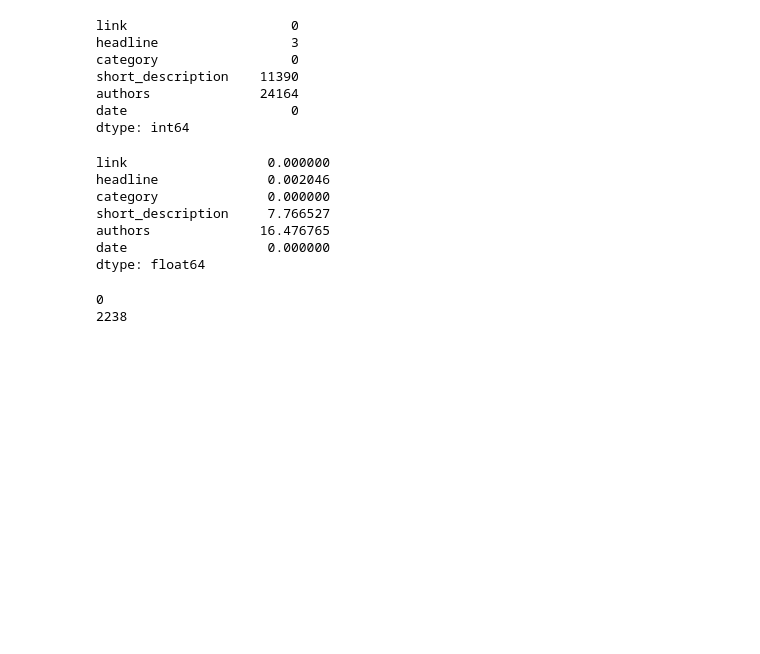
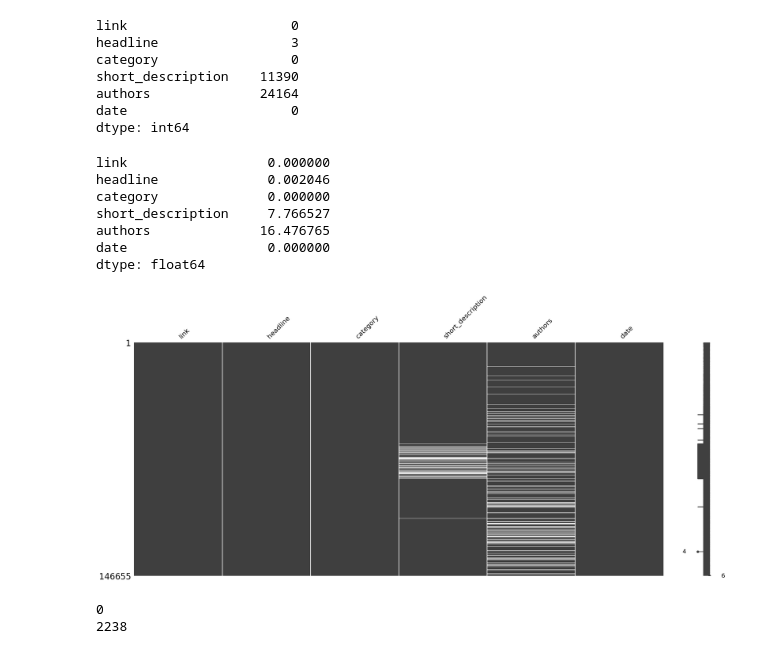
Before and after one commit to benjordan98/intelligent_sys_assignment2, a Jupyter notebook: code.ipynb, the cells around one changed output. Drawn from its saved outputs; the diff is of its cells as text; code cells hidden in the pictures; blank space fills up the shorter version.

```diff
--- a/code.ipynb
+++ b/code.ipynb
@@ -100,0 +108,9 @@ dtype: float64
+# %%
+import missingno as msno
+import matplotlib.pyplot as plt
+
+# Visualize missing values
+msno.matrix(df)
+plt.show()
+# %% [output]
+[figure, added]
```
Also changed, not shown: parts of 14 cells of this notebook, 5 other files.
